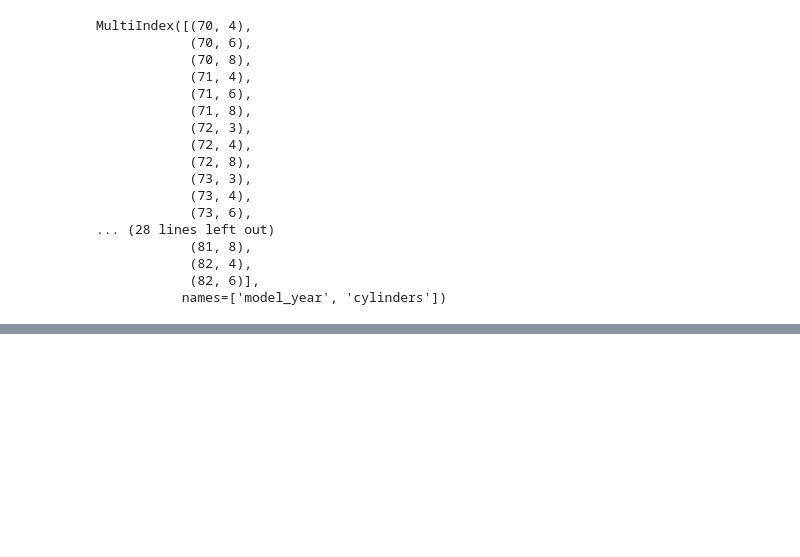
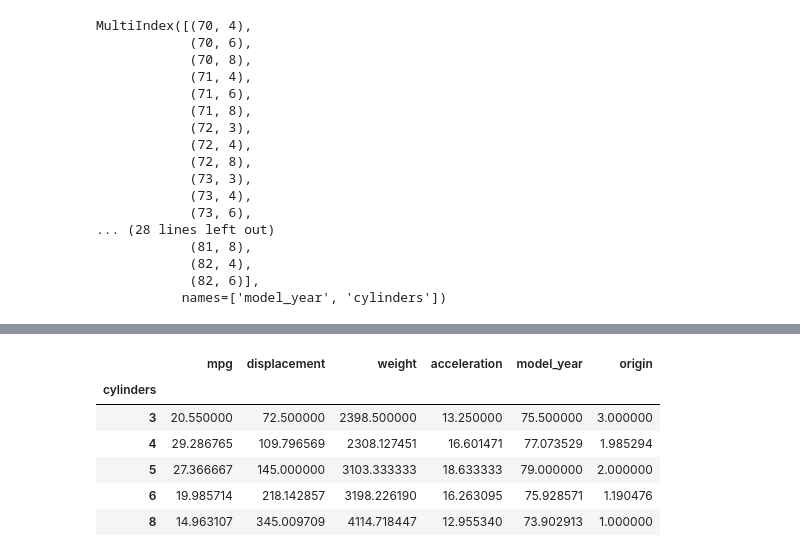
Before and after one commit to rahulgoraksha/ml-algorithms-practice, a Jupyter notebook: notebooks/pandas.ipynb, the cells around one changed output, grey strips where cells are left out. Cells and saved outputs as stored; diff of their text form; code cells hidden in the pictures; blank space fills up the shorter version.

```diff
--- a/notebooks/pandas.ipynb
+++ b/notebooks/pandas.ipynb
@@ -1542,0 +1575,10 @@ MultiIndex([(70, 4),
+# %%
+df.groupby('cylinders').mean(numeric_only = True)  # grouping the DataFrame by 'cylinders' column
+# %% [output]
+|  | mpg | displacement | weight | acceleration | model_year | origin |
+| cylinders |  |  |  |  |  |  |
+| 3 | 20.550000 | 72.500000 | 2398.500000 | 13.250000 | 75.500000 | 3.000000 |
+| 4 | 29.286765 | 109.796569 | 2308.127451 | 16.601471 | 77.073529 | 1.985294 |
+| 5 | 27.366667 | 145.000000 | 3103.333333 | 18.633333 | 79.000000 | 2.000000 |
+| 6 | 19.985714 | 218.142857 | 3198.226190 | 16.263095 | 75.928571 | 1.190476 |
+| 8 | 14.963107 | 345.009709 | 4114.718447 | 12.955340 | 73.902913 | 1.000000 |
```
Also changed, not shown: parts of 13 cells of this notebook.
